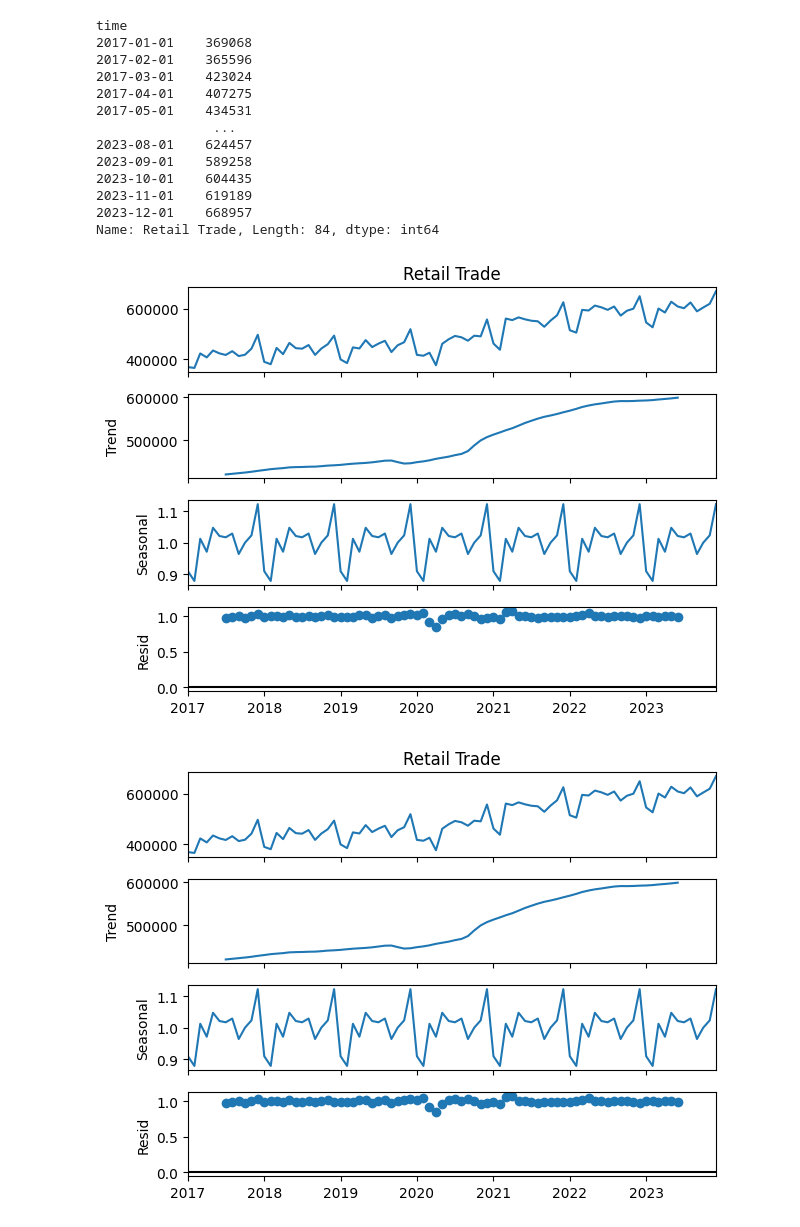
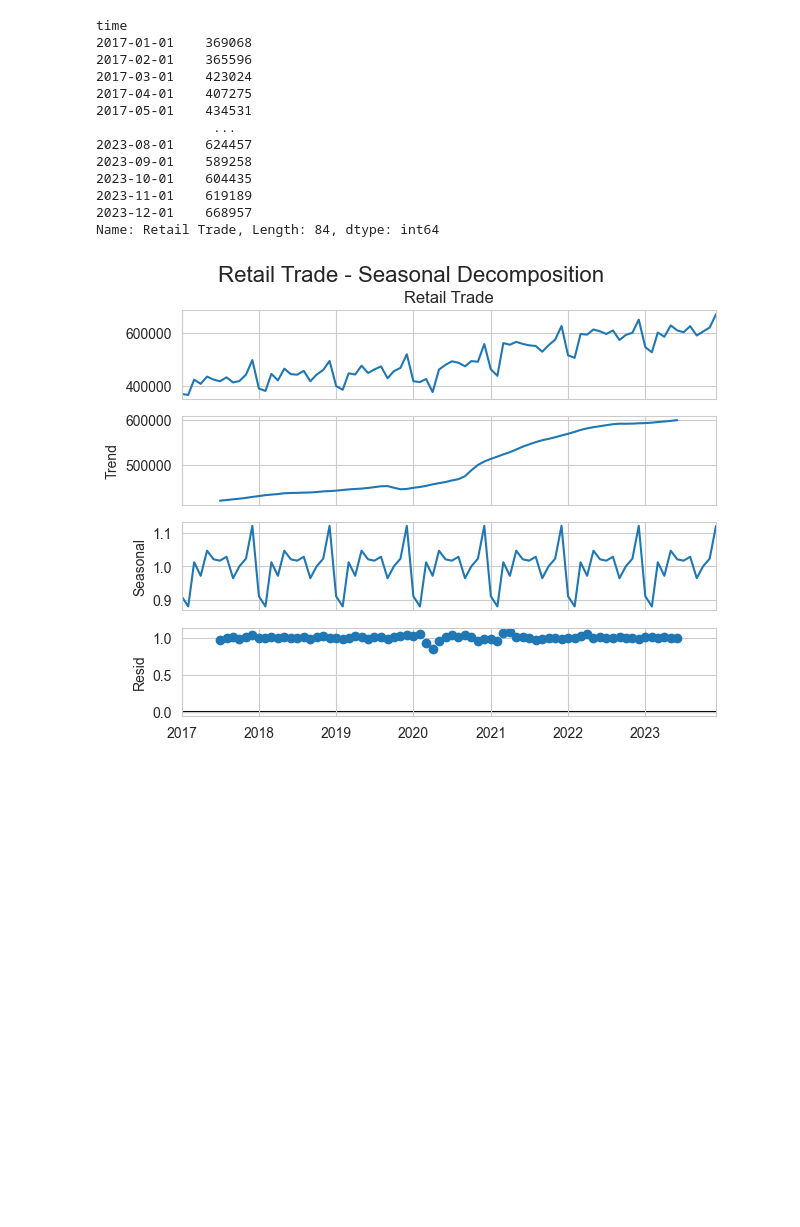
Before and after one commit to charJin/mrts-retail-and-food-services, a Jupyter notebook: notebooks/retail-and-food-analysis.ipynb, the cells around one changed output. Drawn from its saved outputs; the diff is of its cells as text; code cells hidden in the pictures; blank space fills up the shorter version.

Commit message:
seasonal images add

```diff
--- a/notebooks/retail-and-food-analysis.ipynb
+++ b/notebooks/retail-and-food-analysis.ipynb
@@ -343,12 +343,15 @@ time
 2023-11-01    619189
 2023-12-01    668957
 Name: Retail Trade, Length: 84, dtype: int64
+# %%
+sns.set_style("whitegrid")
 # %%
 retail_result = seasonal_decompose(pivoted_retail, model='multiplicative', period=12)
 retail_result.plot()
+plt.suptitle('Retail Trade - Seasonal Decomposition', fontsize=16, y=1.02)
+plt.show()
 # %% [output]
-[figure, old version]
+[figure, new version]
-[figure, removed]
 # %%
 result_food = seasonal_decompose(pivoted_food, model='multiplicative', period=12)
 result_nonstore = seasonal_decompose(pivoted_nonstore, model='multiplicative', period=12)
```
Also changed, not shown: parts of 2 cells of this notebook, 4 other files.
